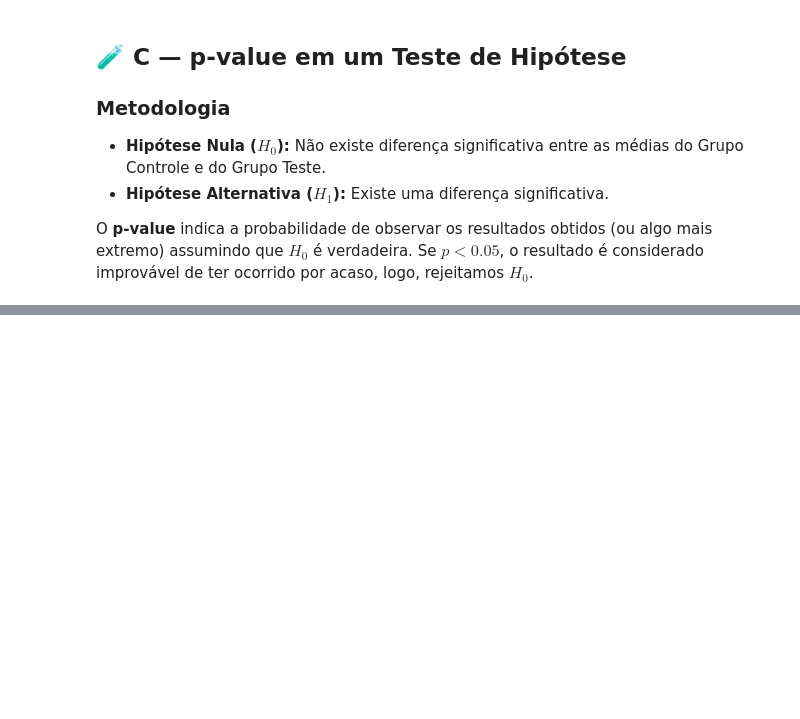
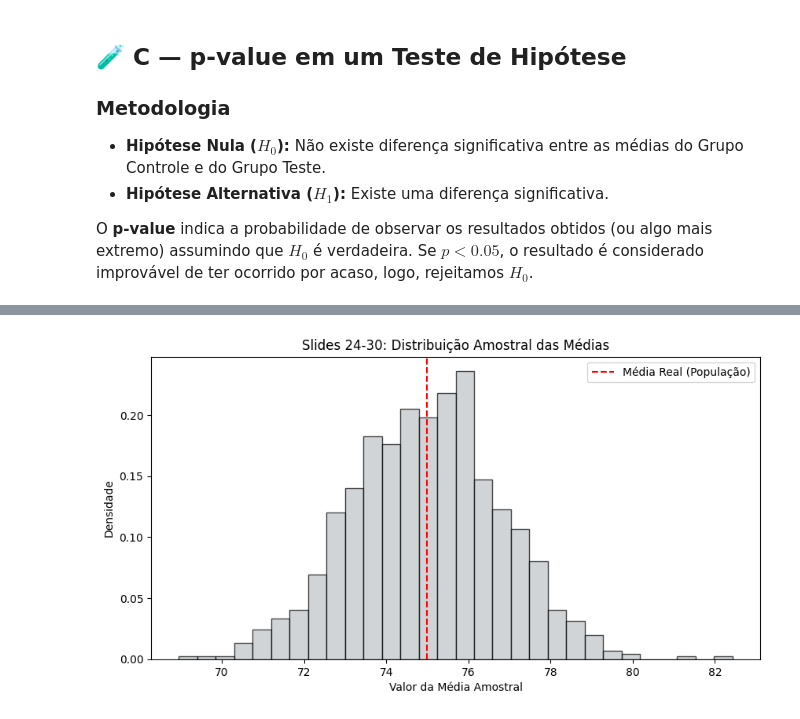
Before and after one commit to ofranbraga/atividades_matematica_computacional, a Jupyter notebook: atividade_2.2.ipynb, the cells around one changed output, grey strips where cells are left out. Saved outputs shown, nothing was run; the diff lists cells and outputs as text; code cells hidden in the pictures; blank space fills up the shorter version.

```diff
--- a/atividade_2.2.ipynb
+++ b/atividade_2.2.ipynb
@@ -142,0 +177,23 @@ Resultado: Não há evidências para rejeitar H0.
+# %%
+import numpy as np
+import matplotlib.pyplot as plt
+import scipy.stats as stats
+
+pop_mean = 75  #media real hipotética
+pop_std = 10   #desvio padrao populacional
+n = 30         #tamanho de cada amostra
+
+#simulacao: coleta 1000 med9ias de amostras diferentes (Slide 30)
+np.random.seed(42)
+sample_means = [np.mean(np.random.normal(pop_mean, pop_std, n)) for _ in range(1000)]
+
+plt.figure(figsize=(10, 5))
+plt.hist(sample_means, bins=30, density=True, color='#bdc3c7', edgecolor='black', alpha=0.7)
+plt.axvline(pop_mean, color='red', linestyle='--', label='Média Real (População)')
+plt.title("Slides 24-30: Distribuição Amostral das Médias")
+plt.xlabel("Valor da Média Amostral")
+plt.ylabel("Densidade")
+plt.legend()
+plt.show()
+# %% [output]
+[figure, added]
```
Also changed, not shown: parts of 15 cells of this notebook.
